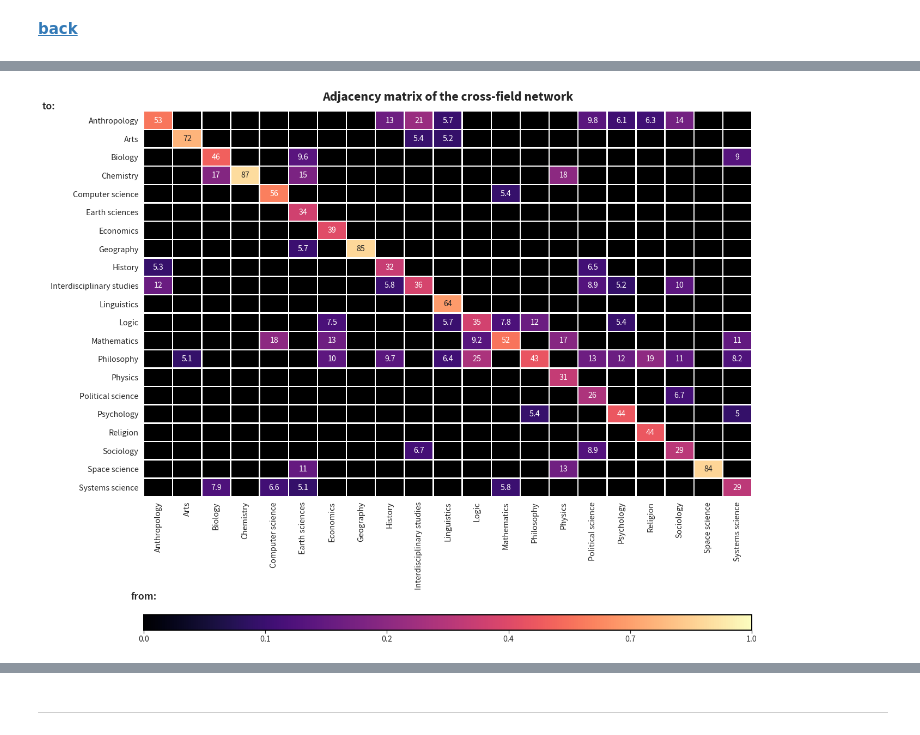
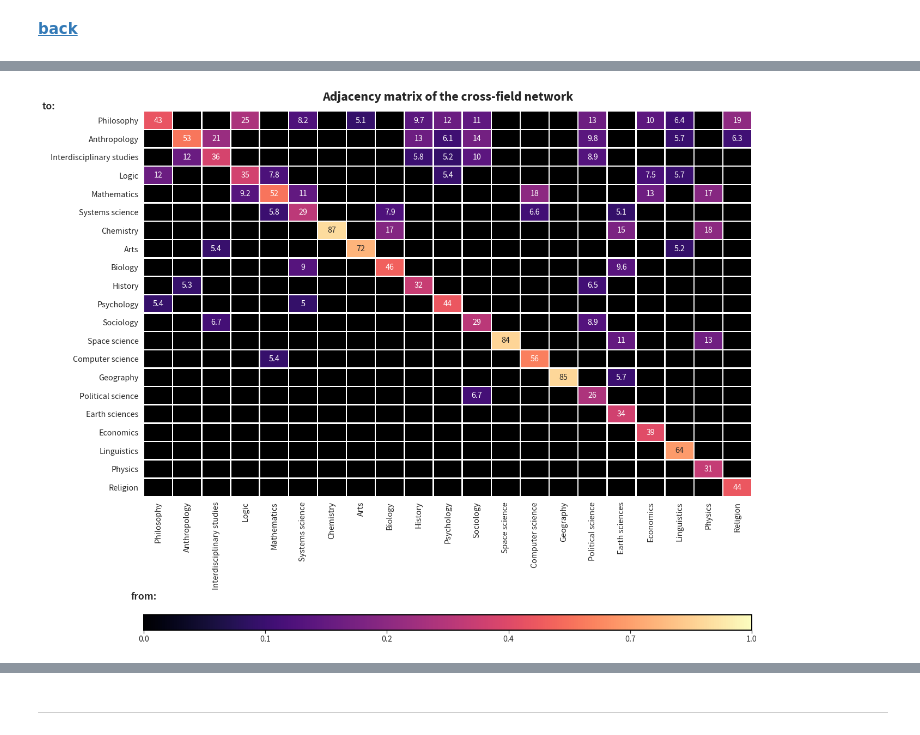
Before and after one commit to dormanh/wikipedia_philosophy, a Jupyter notebook: analysis.ipynb, the cells around one changed output, grey strips where cells are left out. Saved outputs shown, nothing was run; the diff lists cells and outputs as text; code cells hidden in the pictures.

```diff
--- a/analysis.ipynb
+++ b/analysis.ipynb
@@ -656,0 +455,8 @@ nodes[[c for c in nodes.columns if "degree" in c]].corr().abs().pipe(
+# %%
+field_dummies = (
+    nodes.pivot_table(
+        index="node", columns="field", values="in_degree", aggfunc="count"
+    )
+    .fillna(0)
+    .sort_index()
+)
@@ -656,0 +536,10 @@ nodes[[c for c in nodes.columns if "degree" in c]].corr().abs().pipe(
+# %%
+field_dummies_norm = field_dummies.apply(lambda r: r / r.sum(), axis=1)
+# %%
+all_gls_results = {
+    s: {
+        c: gls_model(field_dummies_norm, reg_df.loc[:, c], test_size=s)
+        for c in reg_df.columns
+    }
+    for s in tqdm(test_sizes)
+}
@@ -890,18 +778,30 @@ plt.savefig("figs/rankings.png", bbox_inches="tight")
+# %%
+def sort_adjacency_matrix(matrix):
+
+    return matrix.apply(lambda c: c / c.sum()).pipe(
+        lambda df: df.loc[
+            df.apply(lambda r: 1 / (r > 0.05).sum(), axis=1)
+            .reset_index()
+            .rename(columns={0: "sign_count"})
+            .sort_values(by=["sign_count", "field_to"])["field_to"]
+            .values,
+            :,
+        ].pipe(lambda df: df.loc[:, df.index.tolist()])
+    )
 # %%
-field_link_matrix.apply(lambda c: c / c.sum()).pipe(
+field_link_matrix.pipe(sort_adjacency_matrix).pipe(
     lambda df: corr_heatmap(
         df,
         "Adjacency matrix of the cross-field network",
         figsize=(20, 20),
         annot=(df * 100).round(2),
         vmin=0.05,
         mask=df < 0.05,
         enhance=True,
         xlabel="from:",
         ylabel="to:",
         cbar_pad=0.2,
-        save=True
     )
 )
 # %% [output]
-[figure, old version]
+[figure, new version]
```
Also changed, not shown: parts of 90 cells of this notebook, 3 other files.
